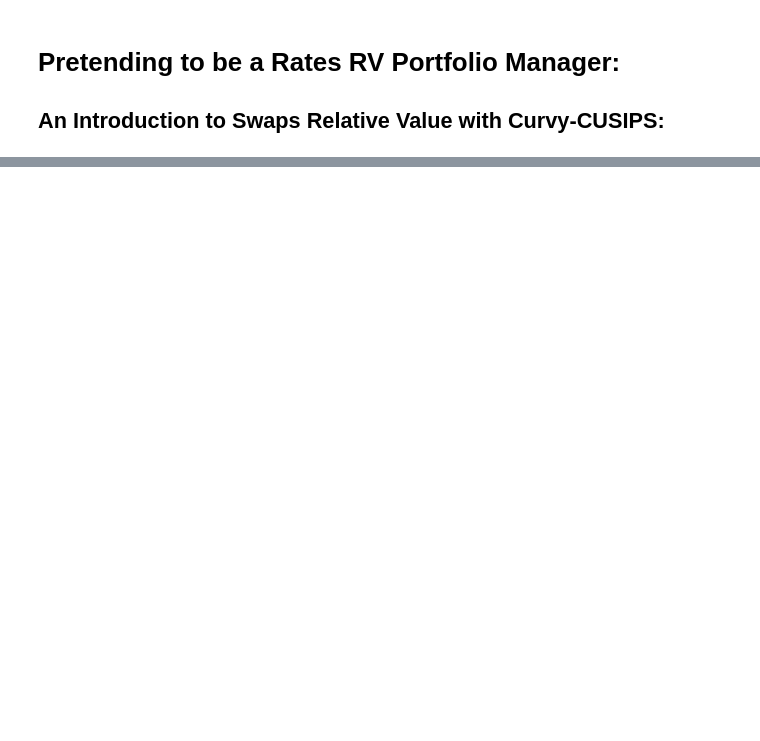
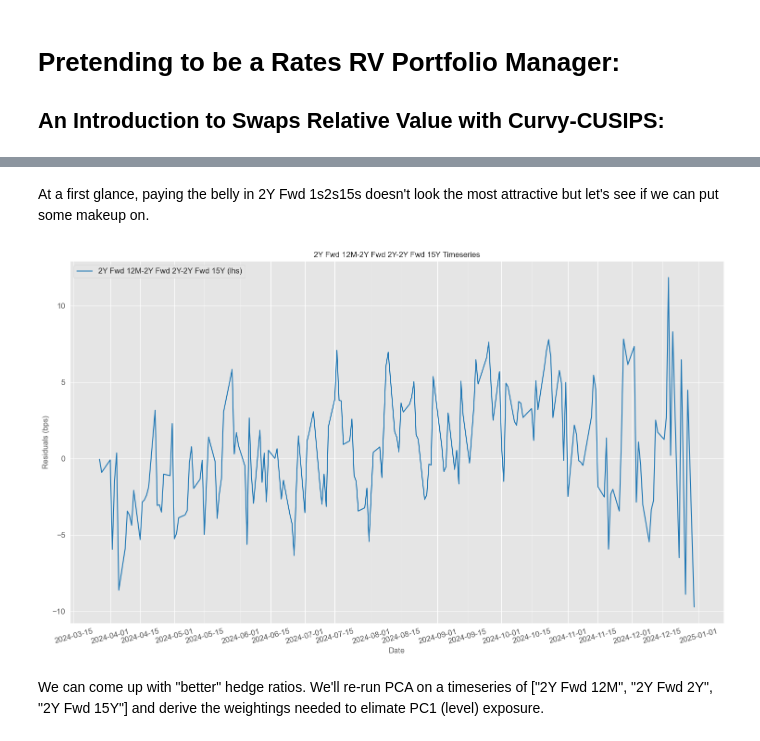
Before and after one commit to pfin/Curvy-CUSIPs, a Jupyter notebook: notebooks/swaps_rv.ipynb, the cells around one changed output, grey strips where cells are left out. Drawn from its saved outputs; the diff is of its cells as text; code cells hidden in the pictures; blank space fills up the shorter version.

Commit message:
swap rv stuff

```diff
--- a/notebooks/swaps_rv.ipynb
+++ b/notebooks/swaps_rv.ipynb
@@ -254,0 +97,11 @@ modified_partial_regression_fly_plot(
+# %%
+pca_results = sofr_ois.pca_on_fwd_grids(
+    start_date=datetime(2024, 1, 1),
+    end_date=datetime(2024, 12, 30),
+    fwd_grid_dict=fwd_grid_dict,
+    rm_swap_tenors=["1D", "1W", "2W", "3W", "1M", "2M", "3M", "4M", "5M", "6M", "7M", "8M", "9M", "10M", "11M"],
+    indy_fwd_strips=True,
+    rolling_window=60,
+    n_jobs_child=1,
+    n_jobs_parent=6,
+)
@@ -254,0 +202,10 @@ modified_partial_regression_fly_plot(
+# %% [markdown]
+At a first glance, paying the belly in 2Y Fwd 1s2s15s doesn't look the most attractive but let's see if we can put some makeup on.
+# %%
+sofr_ois.pca_residual_timeseries_plotter(
+    pca_results=pca_results, tenors_to_plot=[fly], key="rich_cheap_residual_zscore_timeseries_dict"
+)
+# %% [output]
+[figure, added]
+# %% [markdown]
+We can come up with "better" hedge ratios. We'll re-run PCA on a timeseries of ["2Y Fwd 12M", "2Y Fwd 2Y", "2Y Fwd 15Y"] and derive the weightings needed to elimate PC1 (level) exposure.
```
Also changed, not shown: parts of 41 cells of this notebook, 4 other files.
